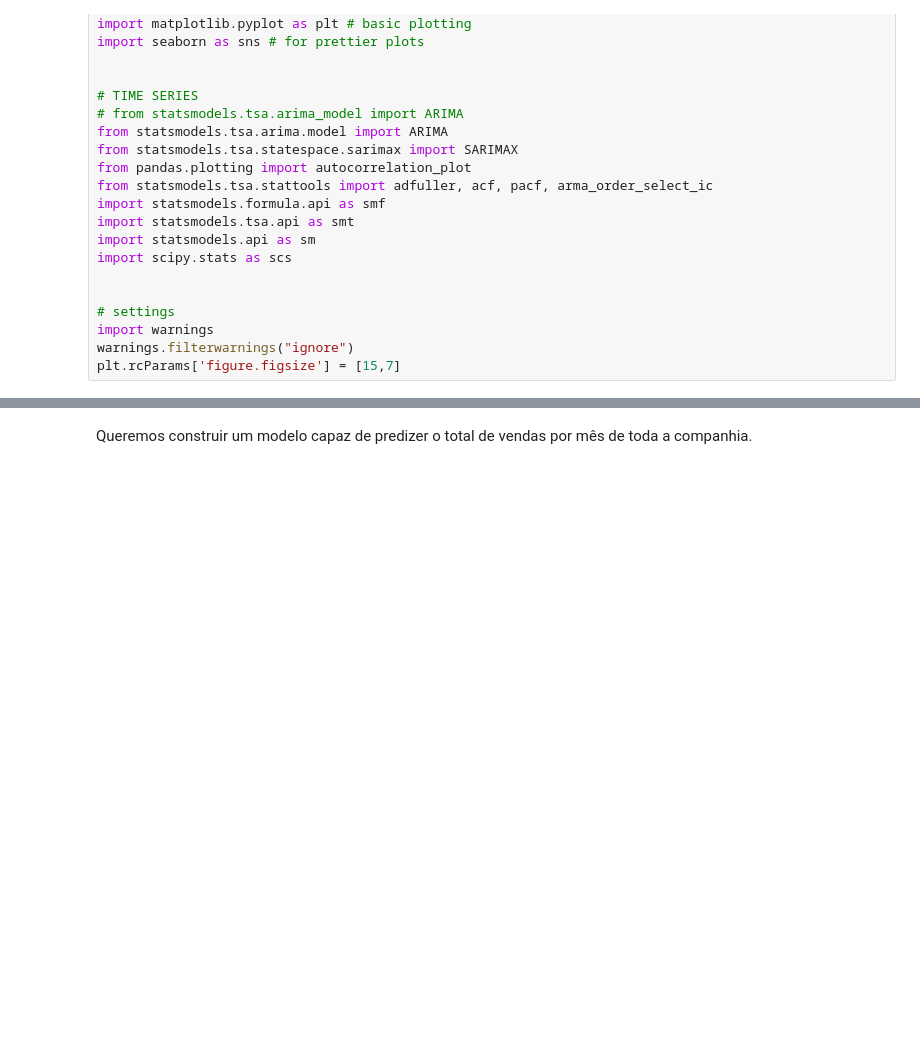
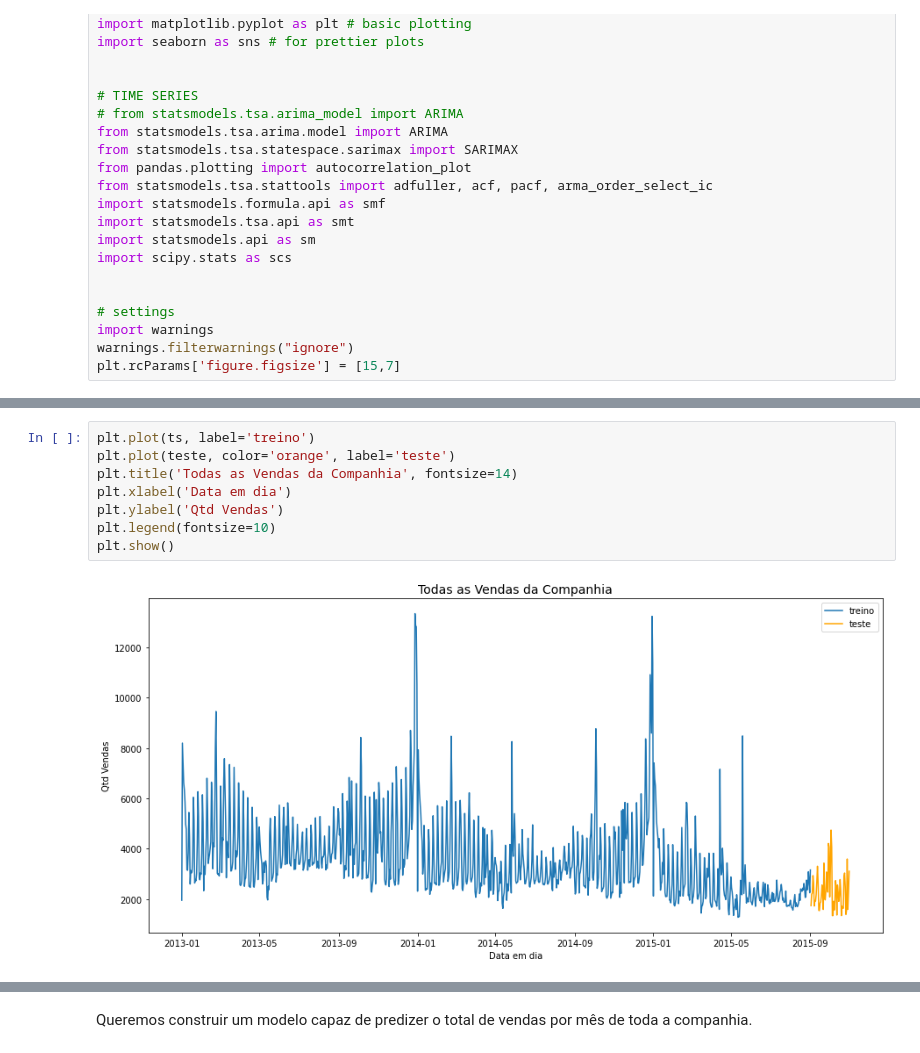
Before and after one commit to derSchmetterling/time_series, a Jupyter notebook: trabalho_ts.ipynb, the cells around one changed output, grey strips where cells are left out. Cells and saved outputs as stored; diff of their text form; blank space fills up the shorter version.

```diff
--- a/trabalho_ts.ipynb
+++ b/trabalho_ts.ipynb
@@ -156,0 +186,10 @@ First let's compute the total sales per month and plot that data.
+# %%
+plt.plot(ts, label='treino')
+plt.plot(teste, color='orange', label='teste')
+plt.title('Todas as Vendas da Companhia', fontsize=14)
+plt.xlabel('Data em dia')
+plt.ylabel('Qtd Vendas')
+plt.legend(fontsize=10)
+plt.show()
+# %% [output]
+[figure, added]
```
Also changed, not shown: parts of 30 cells of this notebook.
